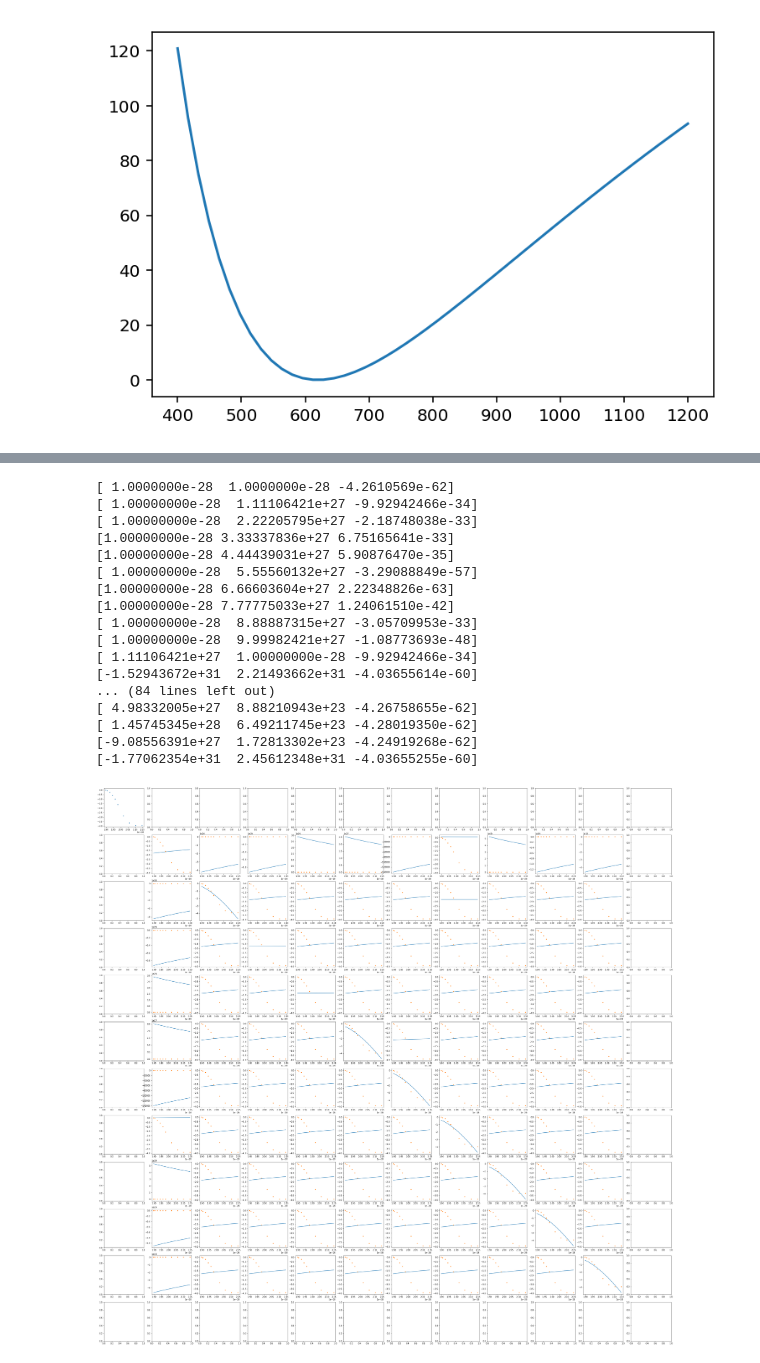
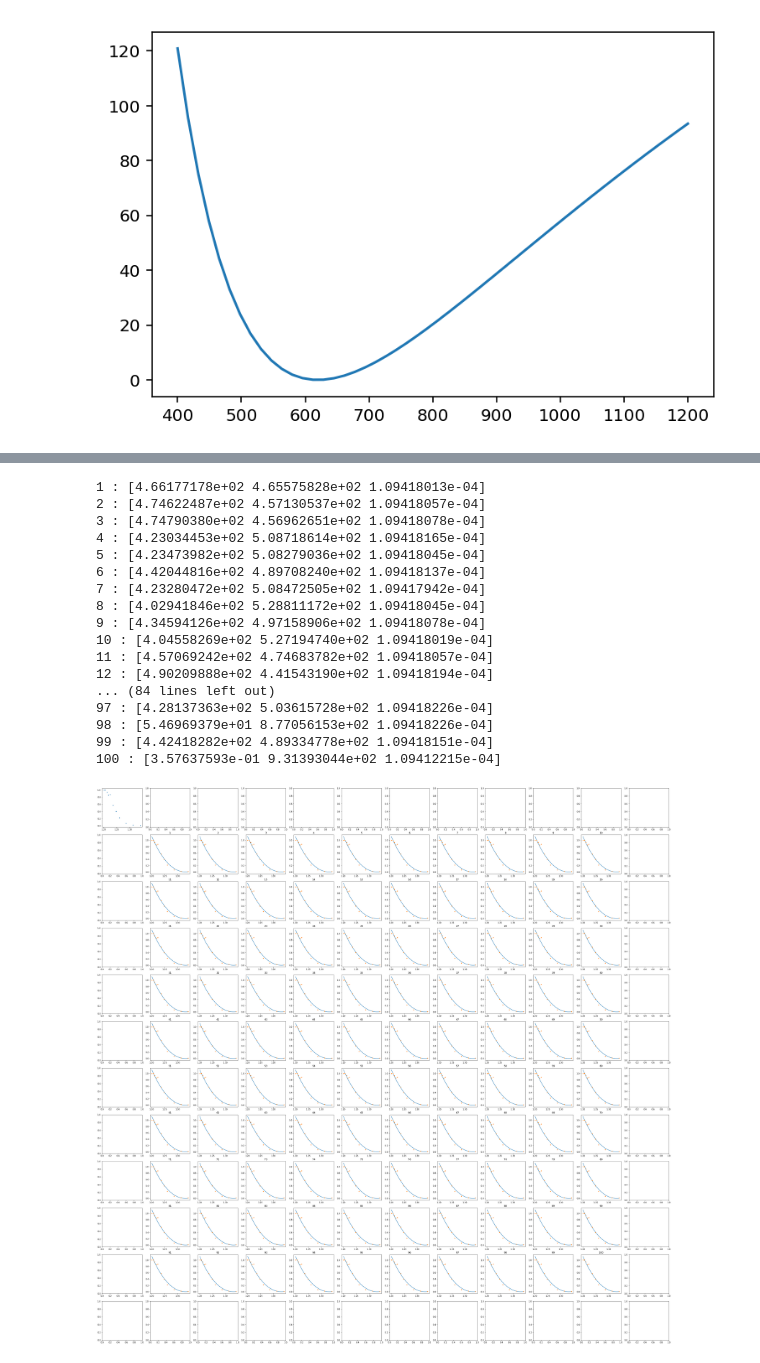
Before and after one commit to qwretz/fpraktikum, a Jupyter notebook: Energy Gap/EnergyGaps.ipynb, the cells around one changed output, grey strips where cells are left out. Saved outputs shown, nothing was run; the diff lists cells and outputs as text; code cells hidden in the pictures.

```diff
--- a/Energy Gap/EnergyGaps.ipynb
+++ b/Energy Gap/EnergyGaps.ipynb
@@ -51,8 +51,8 @@ def adjustLambda(lamb,m=0.98,b=23.25):
     return(b+lamb*m)
 def wavelen_in_Energy(wavelen):
     wavelen=np.array(wavelen)
-    f=c.c/wavelen
-    E=c.h*f
+    wavelen=wavelen*1e-9
+    E=c.h*c.speed_of_light/(wavelen*c.e)
     return(E)
 # %%
 
@@ -161,50 +221,59 @@ ax.plot(d,100* indFit(d, 1.7, 0.3,1))
+# %%
+def indFit(wl,Eg,Ep,A,T=77):
+    wl=wl*1e-9
+    h_nu= c.h*c.c /wl /c.e
+    return A *((h_nu - Eg + Ep)**2/ ( np.exp(Ep/c.Boltzmann/c.e / T) -1) + (h_nu - Eg - Ep)**2/ ( 1- np.exp(-Ep/c.Boltzmann/c.e / T) ))
 # %%
-data=pd.read_table("Data/Rechts.txt",skiprows=2)
+data=pd.read_table("Data/RechtsN2.txt",skiprows=2)
 wavelen=np.array(data.values[:,0])
 intens=np.array(data.values[:,1])
 wavelen=adjustLambda(wavelen)
 temp=np.argmax(intens)
 xmin=26
 intens=intens[xmin:temp]
 intens=intens/np.max(intens)
-intens=np.log(intens)
+#intens=np.log(intens)
 wavelen=wavelen[xmin:temp]
 energy=wavelen_in_Energy(wavelen)
 fig,ax=plt.subplots(nrows=12,ncols=12,figsize=(50,50))
 ax[0,0].plot(energy,intens,".")
-Eg=np.linspace(1e-28,1e28,10)
+Eg=np.linspace(1e-2,1e2,10)
 Ef=Eg
+counter=0
 xcounter=0
 ycounter=0
 xaxis=np.linspace(min(energy),max(energy))
 for x in Eg:
     xcounter=xcounter+1
     ycounter=0
     for y in Ef:
         try:
-            popt,pcov=curce_fit(indFit,energy,intens,p0=(x,y,1),maxfev=10000)
-            print(popt)
+
+            popt,pcov=curce_fit(indFit,energy,intens,p0=(x,y,1),maxfev=10000,bounds=([0,0,-np.inf],[np.inf,np.inf,np.inf]))
+            counter=counter+1
+            print(counter,":",popt)
             ycounter=ycounter+1
             ax[xcounter,ycounter].plot(xaxis,indFit(xaxis,*popt))
             ax[xcounter,ycounter].plot(energy,intens,".")
+            ax[xcounter,ycounter].set_title(counter)
         except RuntimeError:
             print("nothing")
 # %% [output]
-[ 1.0000000e-28  1.0000000e-28 -4.2610569e-62]
-[ 1.00000000e-28  1.11106421e+27 -9.92942466e-34]
-[ 1.00000000e-28  2.22205795e+27 -2.18748038e-33]
-[1.00000000e-28 3.33337836e+27 6.75165641e-33]
-[1.00000000e-28 4.44439031e+27 5.90876470e-35]
-[ 1.00000000e-28  5.55560132e+27 -3.29088849e-57]
-[1.00000000e-28 6.66603604e+27 2.22348826e-63]
-[1.00000000e-28 7.77775033e+27 1.24061510e-42]
-[ 1.00000000e-28  8.88887315e+27 -3.05709953e-33]
-[ 1.00000000e-28  9.99982421e+27 -1.08773693e-48]
-[ 1.11106421e+27  1.00000000e-28 -9.92942466e-34]
-[-1.52943672e+31  2.21493662e+31 -4.03655614e-60]
+1 : [4.66177178e+02 4.65575828e+02 1.09418013e-04]
+2 : [4.74622487e+02 4.57130537e+02 1.09418057e-04]
+3 : [4.74790380e+02 4.56962651e+02 1.09418078e-04]
+4 : [4.23034453e+02 5.08718614e+02 1.09418165e-04]
+5 : [4.23473982e+02 5.08279036e+02 1.09418045e-04]
+6 : [4.42044816e+02 4.89708240e+02 1.09418137e-04]
+7 : [4.23280472e+02 5.08472505e+02 1.09417942e-04]
+8 : [4.02941846e+02 5.28811172e+02 1.09418045e-04]
+9 : [4.34594126e+02 4.97158906e+02 1.09418078e-04]
+10 : [4.04558269e+02 5.27194740e+02 1.09418019e-04]
+11 : [4.57069242e+02 4.74683782e+02 1.09418057e-04]
+12 : [4.90209888e+02 4.41543190e+02 1.09418194e-04]
 ... (84 lines left out)
-[ 4.98332005e+27  8.88210943e+23 -4.26758655e-62]
-[ 1.45745345e+28  6.49211745e+23 -4.28019350e-62]
-[-9.08556391e+27  1.72813302e+23 -4.24919268e-62]
-[-1.77062354e+31  2.45612348e+31 -4.03655255e-60]
+97 : [4.28137363e+02 5.03615728e+02 1.09418226e-04]
+98 : [5.46969379e+01 8.77056153e+02 1.09418226e-04]
+99 : [4.42418282e+02 4.89334778e+02 1.09418151e-04]
+100 : [3.57637593e-01 9.31393044e+02 1.09412215e-04]
-[figure, old version]
+[figure, new version]
```
Also changed, not shown: parts of 3 cells of this notebook.
